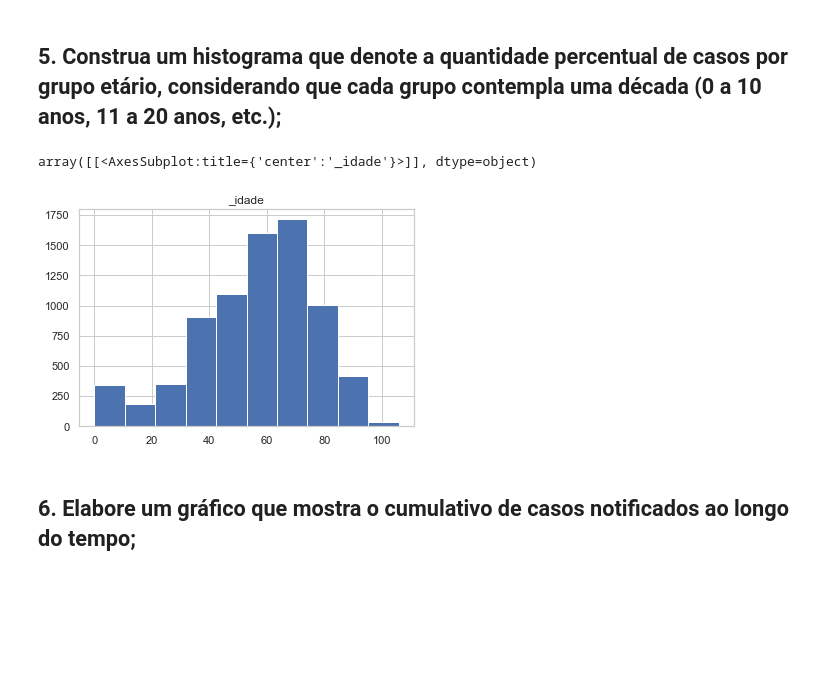
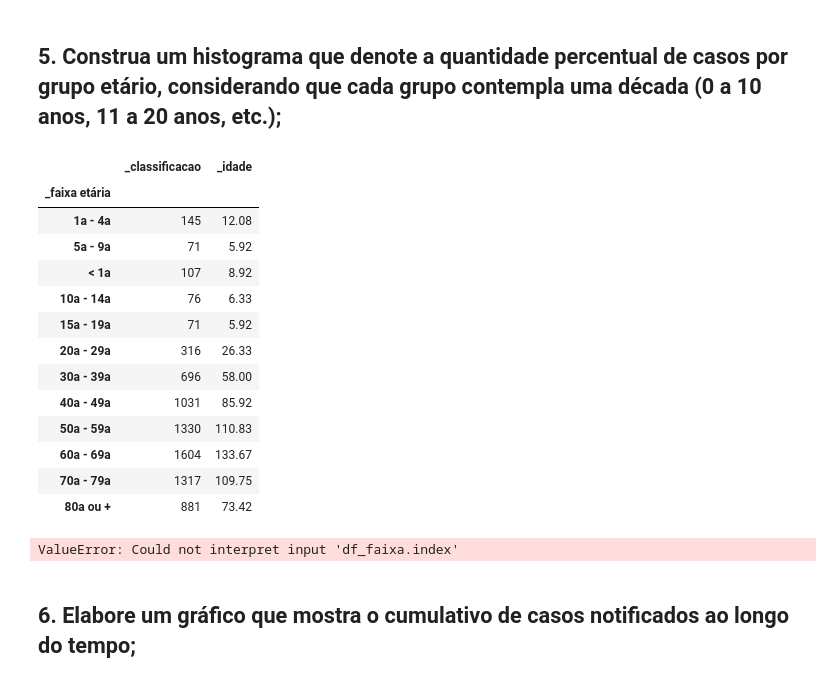
Before and after one commit to thiagos98/data-analysis-manaus, a Jupyter notebook: main.ipynb, the cells around one changed output. Drawn from its saved outputs; the diff is of its cells as text; code cells hidden in the pictures; blank space fills up the shorter version.

```diff
--- a/main.ipynb
+++ b/main.ipynb
@@ -339,11 +355,33 @@ df_faixa = df_clean_data.groupby(['_faixa etária']).count()
 df_faixa.drop(columns=['_dt_notificacao','_conclusao','_criterio','_evolução','_sexo','_teste_anticorpo','_teste_antigeno','_teste_pcr','_bairro','_taxa'], inplace=True)
 # %%
 df_faixa._idade = round(df_faixa._idade/df_faixa._idade.shape[0],2)
-# %%
-df_clean_data.hist(['_idade'])
-# %% [output]
-array([[<AxesSubplot:title={'center':'_idade'}>]], dtype=object)
-[figure, removed]
+# %%
+df_faixa
+# %% [output]
+|  | _classificacao | _idade |
+| _faixa etária |  |  |
+| 1a - 4a | 145 | 12.08 |
+| 5a - 9a | 71 | 5.92 |
+| < 1a | 107 | 8.92 |
+| 10a - 14a | 76 | 6.33 |
+| 15a - 19a | 71 | 5.92 |
+| 20a - 29a | 316 | 26.33 |
+| 30a - 39a | 696 | 58.00 |
+| 40a - 49a | 1031 | 85.92 |
+| 50a - 59a | 1330 | 110.83 |
+| 60a - 69a | 1604 | 133.67 |
+| 70a - 79a | 1317 | 109.75 |
+| 80a ou + | 881 | 73.42 |
+# %%
+ax = sns.barplot(data=df_faixa, x="_classificacao", y="_idade")
+ax.figure.set_size_inches(12, 6)
+ax.set_title('Quantidade de casos nos 10 bairros com mais casos registrados', loc='left', fontsize=18)
+ax.set_xlabel('Bairros', fontsize = '14')
+ax.set_ylabel('Quantidade de Casos (%)', fontsize = '14')
+plt.xticks(rotation=45)
+ax = ax
+# %% [output]
+ValueError: Could not interpret input 'df_faixa.index'
 # %% [markdown]
 ## 6. Elabore um gráfico que mostra o cumulativo de casos notificados ao longo do tempo;
 # %%
```
Also changed, not shown: parts of 14 cells of this notebook.
